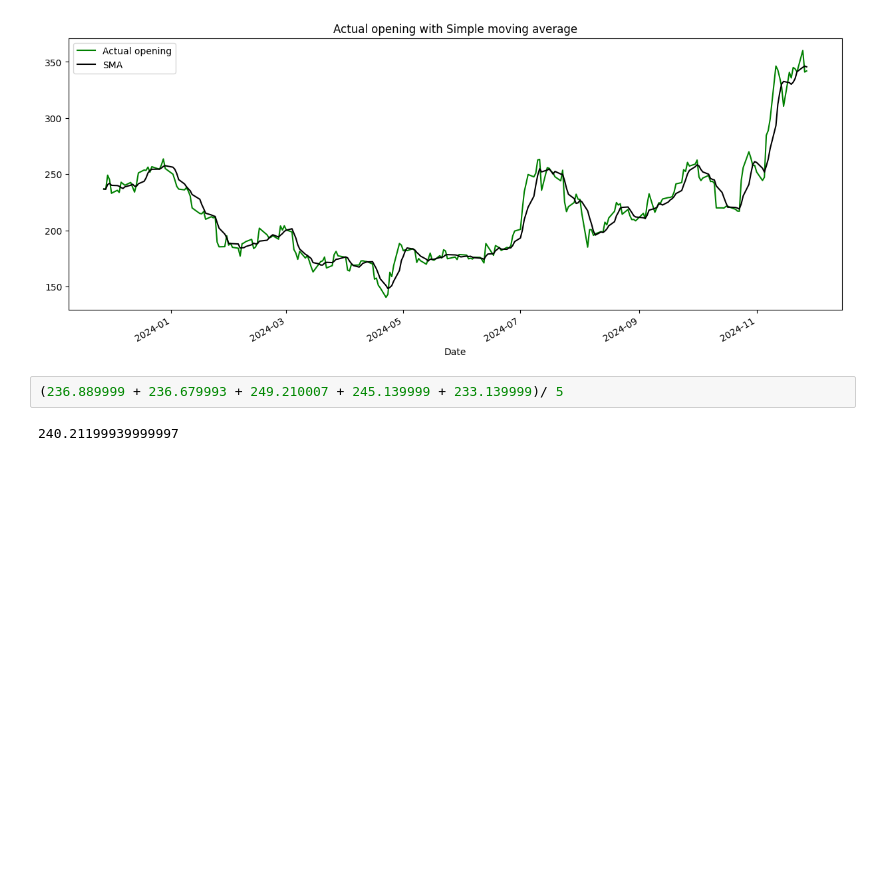
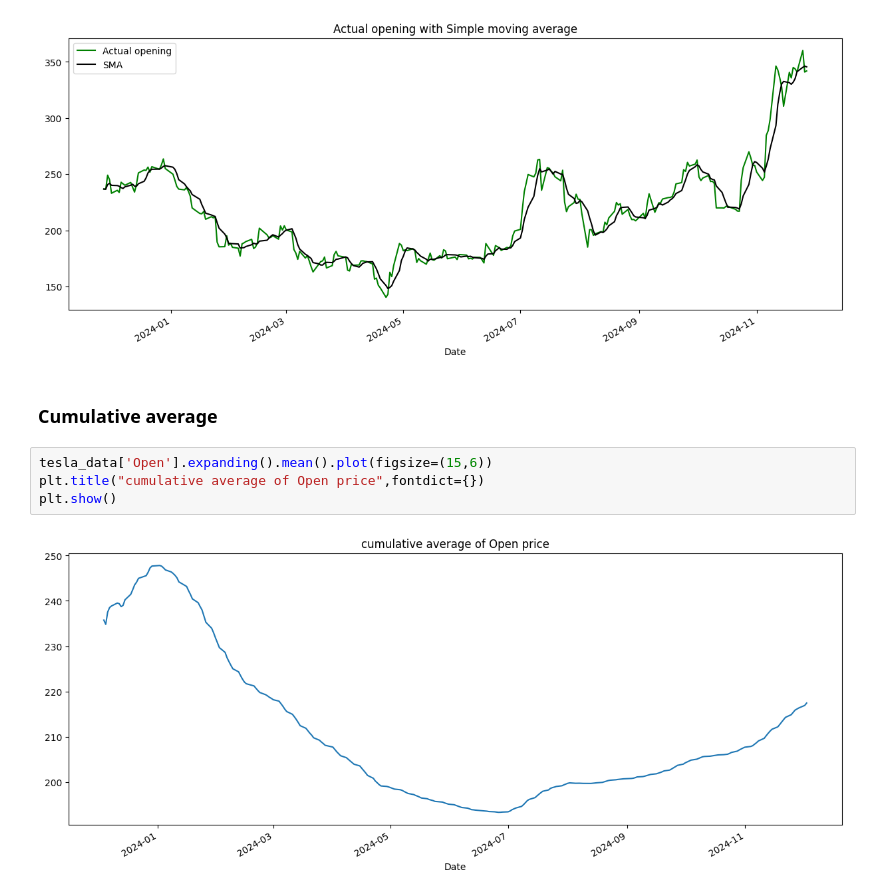
Before and after one commit to Ranjit-Singh-786/Data_science_coding_examples, a Jupyter notebook: Machine Learning/Time Series Analysis/Analysis_e.g.ipynb, the cells around one changed output. Cells and saved outputs as stored; diff of their text form; blank space fills up the shorter version.

```diff
--- a/Machine Learning/Time Series Analysis/Analysis_e.g.ipynb
+++ b/Machine Learning/Time Series Analysis/Analysis_e.g.ipynb
@@ -88,7 +88,11 @@ plt.legend()
 # %% [output]
 <matplotlib.legend.Legend at 0x...>
 [figure]
-# %%
-(236.889999 + 236.679993 + 249.210007 + 245.139999 + 233.139999)/ 5
-# %% [output]
-240.21199939999997
+# %% [markdown]
+### Cumulative average
+# %%
+tesla_data['Open'].expanding().mean().plot(figsize=(15,6))
+plt.title("cumulative average of Open price",fontdict={})
+plt.show()
+# %% [output]
+[figure, added]
```
Also changed, not shown: parts of 7 cells of this notebook, 2 other files.
